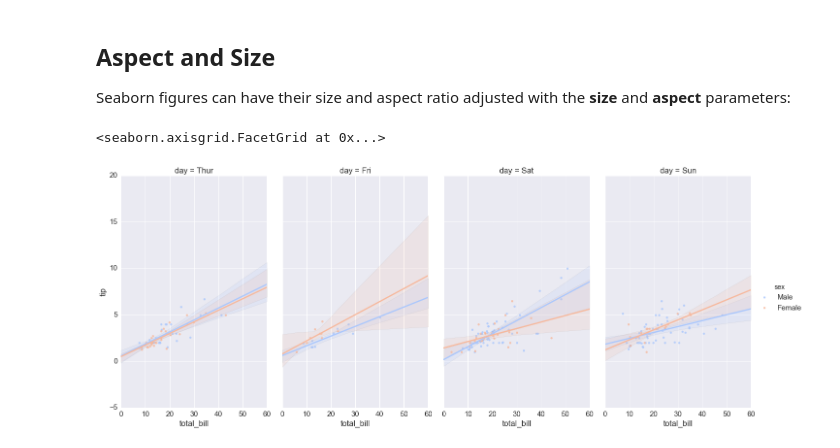
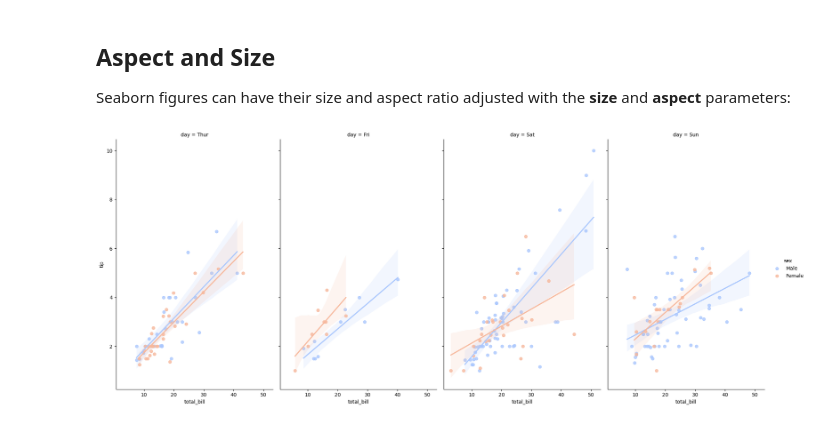
Before and after one commit to tasninanika/Practice_Data-Visualization3, a Jupyter notebook: 05-Regression Plots.ipynb, the cells around one changed output. Saved outputs shown, nothing was run; the diff lists cells and outputs as text; code cells hidden in the pictures.

```diff
--- a/05-Regression Plots.ipynb
+++ b/05-Regression Plots.ipynb
@@ -74,7 +74,7 @@ plt.show()
 Seaborn figures can have their size and aspect ratio adjusted with the **size** and **aspect** parameters:
 # %%
 sns.lmplot(x='total_bill',y='tip',data=tips,col='day',hue='sex',palette='coolwarm',
-          aspect=0.6,size=8)
+          aspect=0.6,height=8)
+plt.show()
 # %% [output]
-<seaborn.axisgrid.FacetGrid at 0x...>
-[figure, old version]
+[figure, new version]
```
